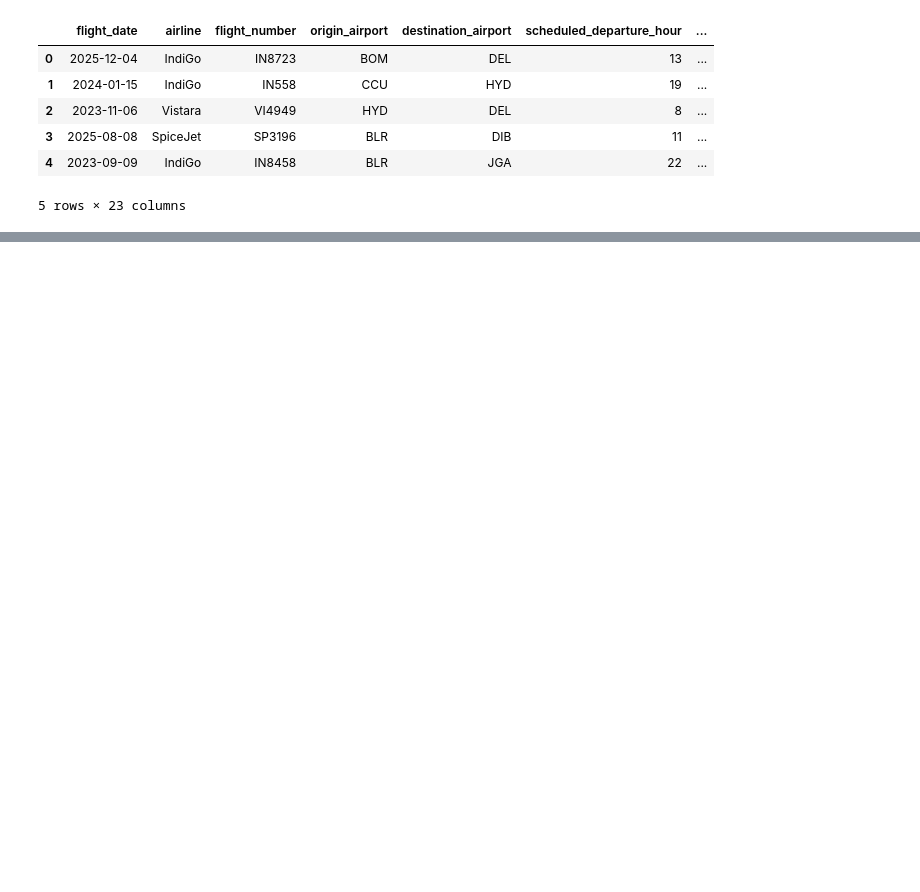
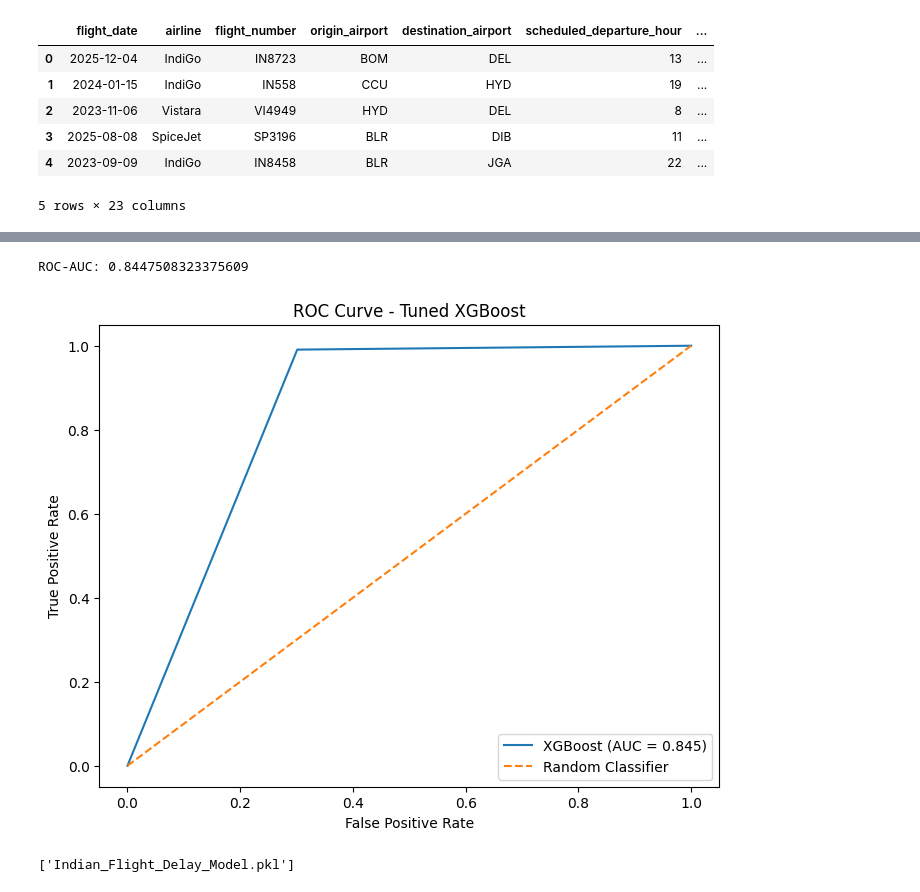
Before and after one commit to AustinMaithya/India-Flight-Delay-Prediction, a Jupyter notebook: Project.ipynb, the cells around one changed output, grey strips where cells are left out. Drawn from its saved outputs; the diff is of its cells as text; code cells hidden in the pictures; blank space fills up the shorter version.

```diff
--- a/Project.ipynb
+++ b/Project.ipynb
@@ -364,0 +451,41 @@ GradientBoostingClassifier
+# %%
+#Further evaluation of the best model using ROC-AUC score
+from sklearn.metrics import roc_curve, roc_auc_score
+
+roc_auc = roc_auc_score(y_test, y_pred_xgb)
+
+print("ROC-AUC:", roc_auc)
+# %% [output]
+ROC-AUC: 0.8447508323375609
+# %%
+#Plotting the ROC curve
+fpr, tpr, thresholds = roc_curve(y_test, y_pred_xgb)
+
+plt.figure(figsize=(8, 6))
+
+plt.plot(
+    fpr,
+    tpr,
+    label=f'XGBoost (AUC = {roc_auc:.3f})'
+)
+
+plt.plot(
+    [0, 1],
+    [0, 1],
+    linestyle='--',
+    label='Random Classifier'
+)
+
+plt.xlabel('False Positive Rate')
+plt.ylabel('True Positive Rate')
+plt.title('ROC Curve - Tuned XGBoost')
+plt.legend()
+plt.show()
+# %% [output]
+[figure, added]
+# %%
+#Exporting the best model to a pickle file for future use
+import joblib
+joblib.dump(best_model, 'Indian_Flight_Delay_Model.pkl')
+# %% [output]
+['Indian_Flight_Delay_Model.pkl']
```
Also changed, not shown: parts of 20 cells of this notebook.
